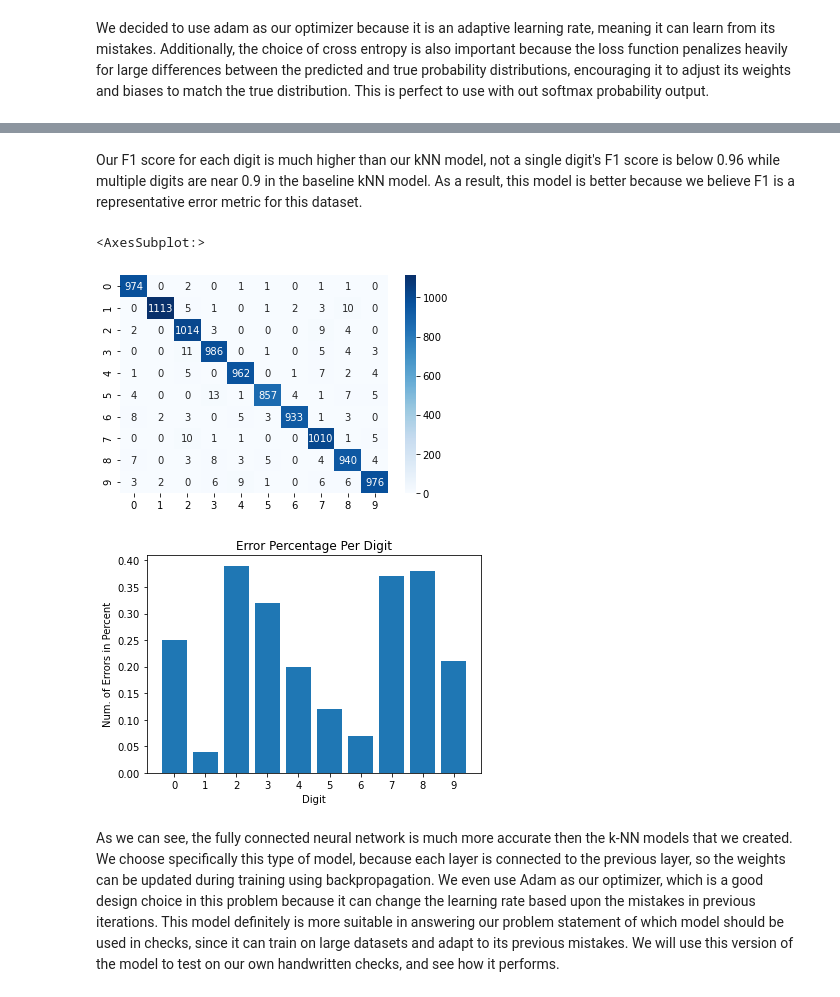
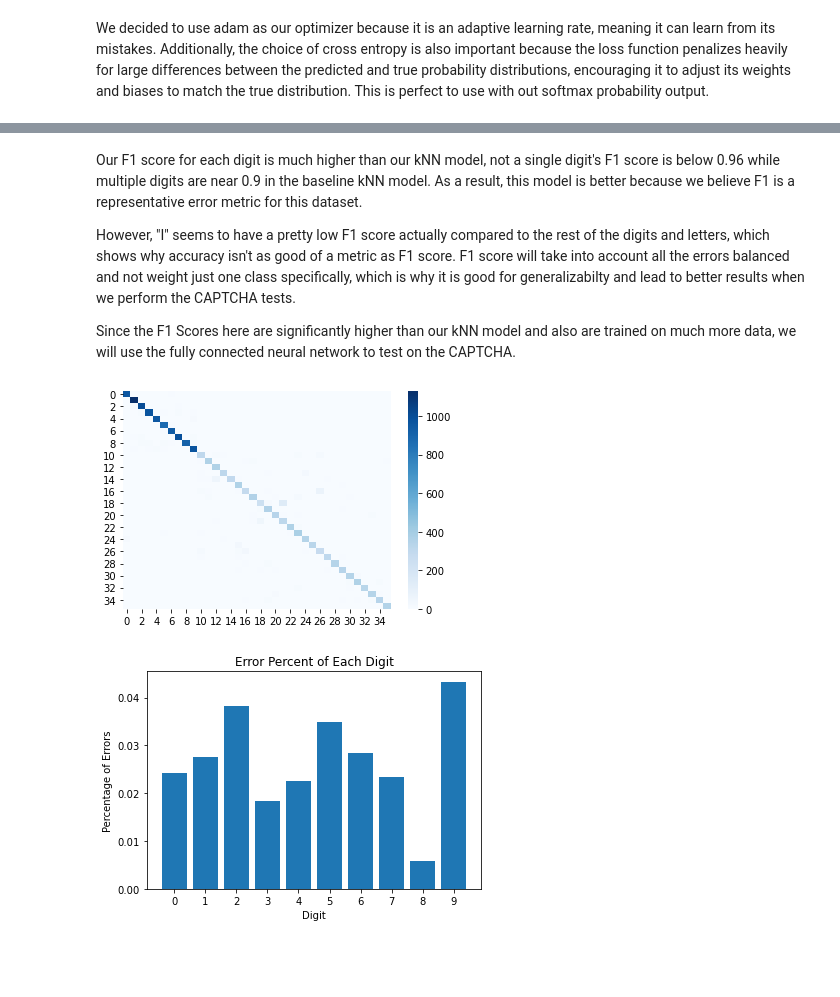
Before and after one commit to COGS118A/Group008-Wi23, a Jupyter notebook: CheckpointGroup008-Wi23.ipynb, the cells around one changed output, grey strips where cells are left out. Drawn from its saved outputs; the diff is of its cells as text; code cells hidden in the pictures; blank space fills up the shorter version.

Commit message:
added neural network implementation

```diff
--- a/CheckpointGroup008-Wi23.ipynb
+++ b/CheckpointGroup008-Wi23.ipynb
@@ -52,9 +127,9 @@ To enable them in other operations, rebuild TensorFlow with the appropriate comp
 # %%
-(x_train, y_train), (x_test, y_test) = mnist.load_data()
-x_train = x_train.astype('float32') / 255.0
-x_test = x_test.astype('float32') / 255.0
-print("Training set shape:", x_train.shape, y_train.shape)
-print("Testing set shape:", x_test.shape, y_test.shape)
+(x_train_mnist, y_train_mnist), (x_test_mnist, y_test_mnist) = mnist.load_data()
+x_train_mnist = x_train_mnist.astype('float32') / 255.0
+x_test_mnist = x_test_mnist.astype('float32') / 255.0
+print("Training set shape:", x_train_mnist.shape, y_train_mnist.shape)
+print("Testing set shape:", x_test_mnist.shape, y_test_mnist.shape)
 # %% [output]
 Training set shape: (60000, 28, 28) (60000,)
 Testing set shape: (10000, 28, 28) (10000,)
@@ -60,0 +142,5 @@ Testing set shape: (10000, 28, 28) (10000,)
+# %%
+x_train = np.concatenate((x_train_mnist, x_train_emnist), axis=0)
+y_train = np.concatenate((y_train_mnist, y_train_emnist), axis=0)
+x_test = np.concatenate((x_test_mnist, x_test_emnist), axis=0)
+y_test = np.concatenate((y_test_mnist, y_test_emnist), axis=0)
@@ -122,12 +208,13 @@ cm = confusion_matrix(y_test_subset, y_pred_test)
 #### Getting Some Error Metrics
 # %%
 def get_error_counts(conf_matrix):
+    num_classes = conf_matrix.shape[0]
     error_counts = []
-    for i in range(10):
+    for i in range(num_classes):
         digit_errors = 0
-        for j in range(10):
+        for j in range(num_classes):
             if i != j:
-                digit_errors += cm[j][i]
+                digit_errors += conf_matrix[j][i]
         error_counts.append(digit_errors)
     return error_counts
 # %%
@@ -259,5 +371,5 @@ from tensorflow.keras import layers
 model = keras.Sequential([
     layers.Dense(128, activation='relu', input_shape=(784,)),
     layers.Dense(64, activation='relu'),
-    layers.Dense(10, activation='softmax')
+    layers.Dense(37, activation='softmax')
 ])
@@ -323,19 +460,21 @@ plt.show()
 # %% [markdown]
 Our F1 score for each digit is much higher than our kNN model, not a single digit's F1 score is below 0.96 while multiple digits are near 0.9 in the baseline kNN model. As a result, this model is better because we believe F1 is a representative error metric for this dataset.
+
+However, "I" seems to have a pretty low F1 score actually compared to the rest of the digits and letters, which shows why accuracy isn't as good of a metric as F1 score. F1 score will take into account all the errors balanced and not weight just one class specifically, which is why it is good for generalizabilty and lead to better results when we perform the CAPTCHA tests.
+
+Since the F1 Scores here are significantly higher than our kNN model and also are trained on much more data, we will use the fully connected neural network to test on the CAPTCHA.
 # %%
-sns.heatmap(cm, annot=True, fmt='d',cmap='Blues')
+sns.heatmap(cm, annot=False, cmap='Blues')
+error_counts = get_error_counts(cm)
 # %% [output]
-<AxesSubplot:>
-[figure, old version]
+[figure, new version]
 # %%
-error_counts = get_error_counts(cm)
-plt.bar(range(10), 100*(np.array(error_counts)/len(y_test)))
+# Plot errors for mnist digits
+plt.bar(range(10), 100*(np.array(error_counts[:10])/len(x_train)))
 plt.xlabel('Digit')
-plt.ylabel('Num. of Errors in Percent')
-plt.title('Error Percentage Per Digit')
+plt.ylabel('Percentage of Errors')
+plt.title('Error Percent of Each Digit')
 plt.xticks(range(10), range(10))
 plt.show()
 # %% [output]
-[figure, old version]
+[figure, new version]
-# %% [markdown]
-As we can see, the fully connected neural network is much more accurate then the k-NN models that we created. We choose specifically this type of model, because each layer is connected to the previous layer, so the weights can be updated during training using backpropagation. We even use Adam as our optimizer, which is a good design choice in this problem because it can change the learning rate based upon the mistakes in previous iterations. This model definitely is more suitable in answering our problem statement of which model should be used in checks, since it can train on large datasets and adapt to its previous mistakes. We will use this version of the model to test on our own handwritten checks, and see how it performs.
```
Also changed, not shown: parts of 49 cells of this notebook.
